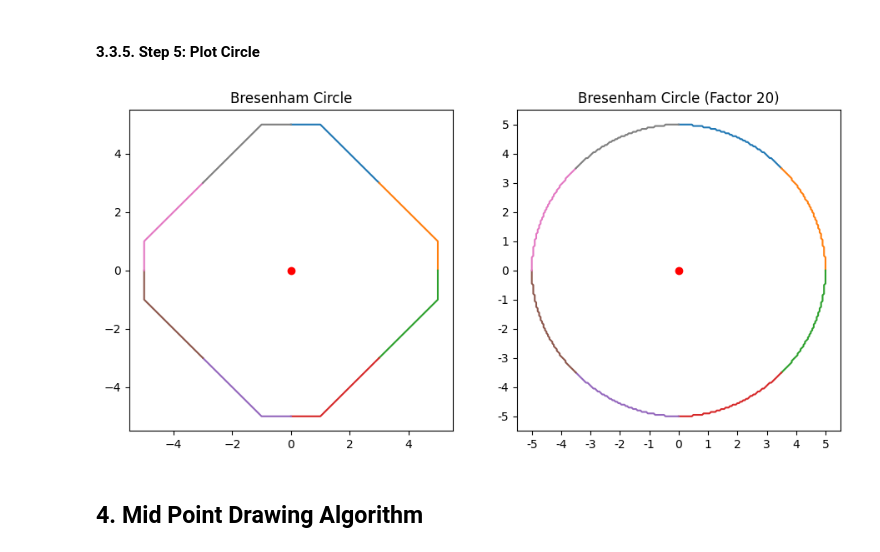
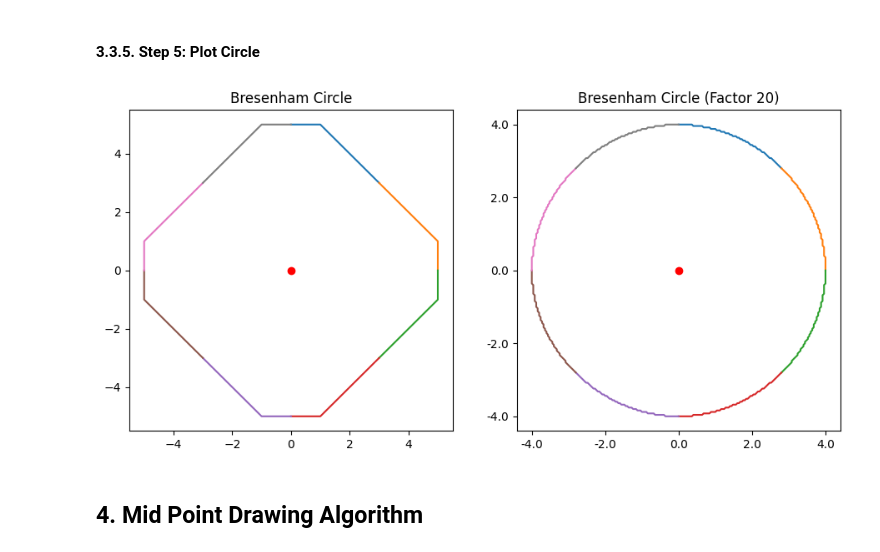
Before and after one commit to HSAkash/Computer-Graphics-42, a Jupyter notebook: 02_Circle_Drawing_Algorithm.ipynb, the cells around one changed output. Cells and saved outputs as stored; diff of their text form; code cells hidden in the pictures.

Commit message:
xticks and yticks updated

```diff
--- a/02_Circle_Drawing_Algorithm.ipynb
+++ b/02_Circle_Drawing_Algorithm.ipynb
@@ -246,33 +246,33 @@ f_circle = f_circle + np.array([f_h, f_k])
 # %%
 # initialize the figure
 fig, ax = plt.subplots(nrows=1, ncols=2,figsize=(11,5))
 
 # plot the Normal distance between points
 for i in range(8):
     ax[0].plot(circle[i][:,0], circle[i][:,1])
 ax[0].plot(h,k,'ro')
 ax[0].set(
     title = 'Bresenham Circle',
 )
 
 # coordinate multiplication factor
-xlabels = np.arange(h-r, h+r+1)
-ylabels = np.arange(k-r, k+r+1)
+xlabels = ax[0].get_xticks()[1:-1]
+ylabels = ax[0].get_yticks()[1:-1]
 for i in range(8):
     ax[1].plot(f_circle[i][:,0], f_circle[i][:,1])
 ax[1].plot(f_h,f_k,'ro')
 
 ax[1].set(
     title = f'Bresenham Circle (Factor {factor})',
     xticks = np.linspace(f_h - f_r, f_h + f_r, xlabels.shape[0]),
     yticks = np.linspace(f_k - f_r, f_k + f_r,  ylabels.shape[0]),
     xticklabels = xlabels,
     yticklabels = ylabels
 
 )
 plt.show()
 # %% [output]
-[figure, old version]
+[figure, new version]
 # %% [markdown]
 ## 4. Mid Point Drawing Algorithm
 # %% [markdown]
```
Also changed, not shown: parts of 1 cell of this notebook, 1 other file.
